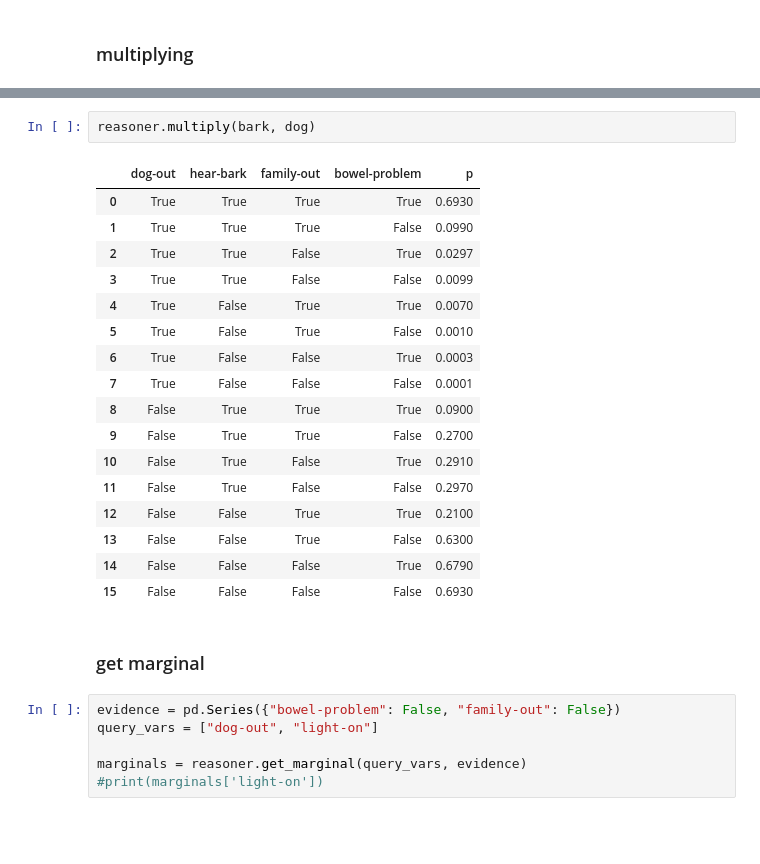
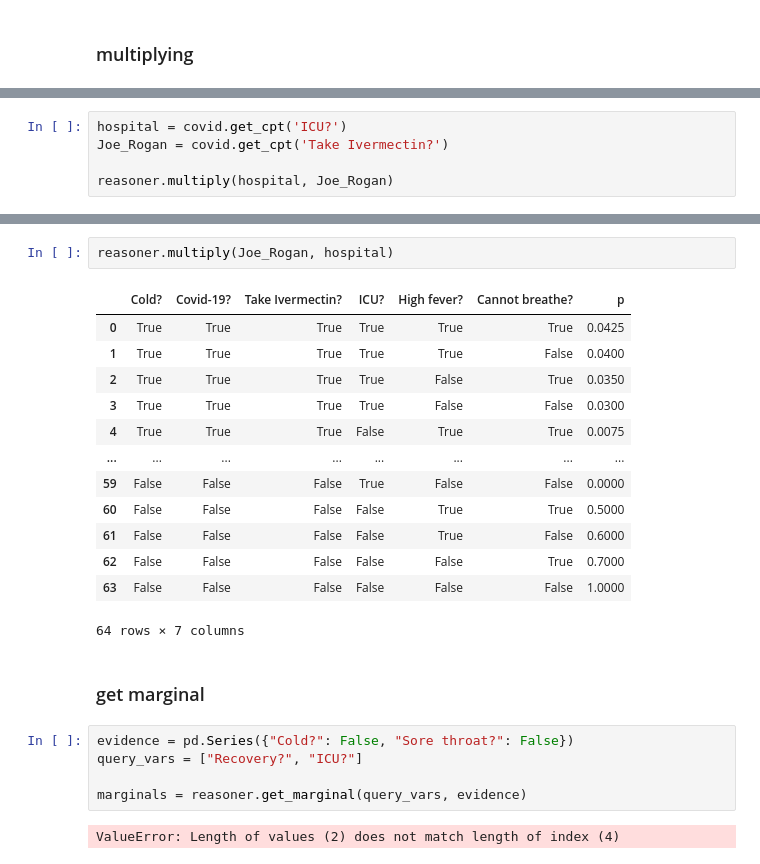
Before and after one commit to valbuc/KR-Project2, a Jupyter notebook: covid.ipynb, the cells around one changed output, grey strips where cells are left out. Cells and saved outputs as stored; diff of their text form; blank space fills up the shorter version.

```diff
--- a/covid.ipynb
+++ b/covid.ipynb
@@ -214,0 +222,5 @@ reasoner.multiply(dog, bark)
+# %%
+hospital = covid.get_cpt('ICU?')
+Joe_Rogan = covid.get_cpt('Take Ivermectin?')
+
+reasoner.multiply(hospital, Joe_Rogan)
@@ -215,31 +241,28 @@ reasoner.multiply(dog, bark)
 # %%
-reasoner.multiply(bark, dog)
+reasoner.multiply(Joe_Rogan, hospital)
 # %% [output]
-|  | dog-out | hear-bark | family-out | bowel-problem | p |
-| 0 | True | True | True | True | 0.6930 |
-| 1 | True | True | True | False | 0.0990 |
-| 2 | True | True | False | True | 0.0297 |
-| 3 | True | True | False | False | 0.0099 |
-| 4 | True | False | True | True | 0.0070 |
-| 5 | True | False | True | False | 0.0010 |
-| 6 | True | False | False | True | 0.0003 |
-| 7 | True | False | False | False | 0.0001 |
-| 8 | False | True | True | True | 0.0900 |
-| 9 | False | True | True | False | 0.2700 |
-| 10 | False | True | False | True | 0.2910 |
-| 11 | False | True | False | False | 0.2970 |
-| 12 | False | False | True | True | 0.2100 |
-| 13 | False | False | True | False | 0.6300 |
-| 14 | False | False | False | True | 0.6790 |
-| 15 | False | False | False | False | 0.6930 |
+|  | Cold? | Covid-19? | Take Ivermectin? | ICU? | High fever? | Cannot breathe? | p |
+| 0 | True | True | True | True | True | True | 0.0425 |
+| 1 | True | True | True | True | True | False | 0.0400 |
+| 2 | True | True | True | True | False | True | 0.0350 |
+| 3 | True | True | True | True | False | False | 0.0300 |
+| 4 | True | True | True | False | True | True | 0.0075 |
+| ... | ... | ... | ... | ... | ... | ... | ... |
+| 59 | False | False | False | True | False | False | 0.0000 |
+| 60 | False | False | False | False | True | True | 0.5000 |
+| 61 | False | False | False | False | True | False | 0.6000 |
+| 62 | False | False | False | False | False | True | 0.7000 |
+| 63 | False | False | False | False | False | False | 1.0000 |
+64 rows × 7 columns
 # %% [markdown]
 ### get marginal
 # %%
-evidence = pd.Series({"bowel-problem": False, "family-out": False})
-query_vars = ["dog-out", "light-on"]
+evidence = pd.Series({"Cold?": False, "Sore throat?": False})
+query_vars = ["Recovery?", "ICU?"]
 
 marginals = reasoner.get_marginal(query_vars, evidence)
-#print(marginals['light-on'])
+# %% [output]
+ValueError: Length of values (2) does not match length of index (4)
 # %%
 marginals
 # %% [output]
```
Also changed, not shown: parts of 14 cells of this notebook.
